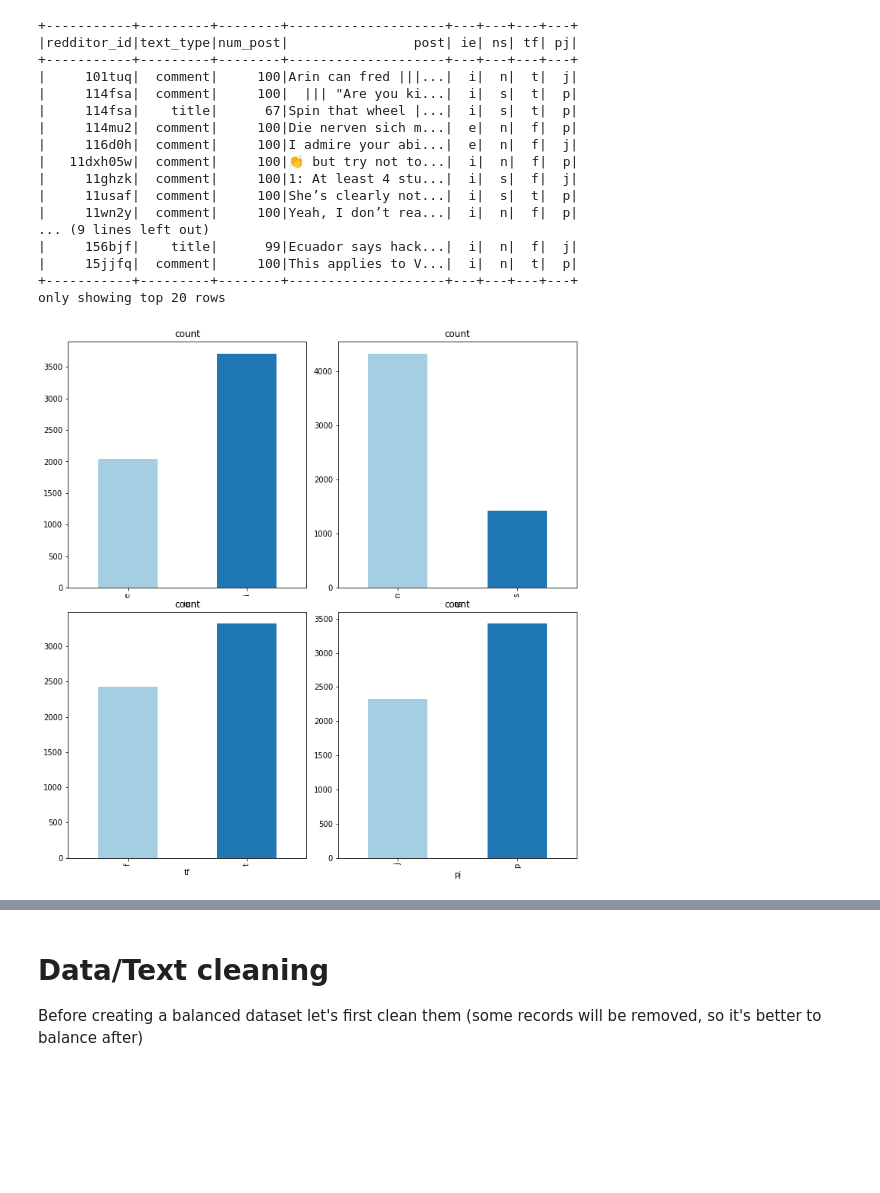
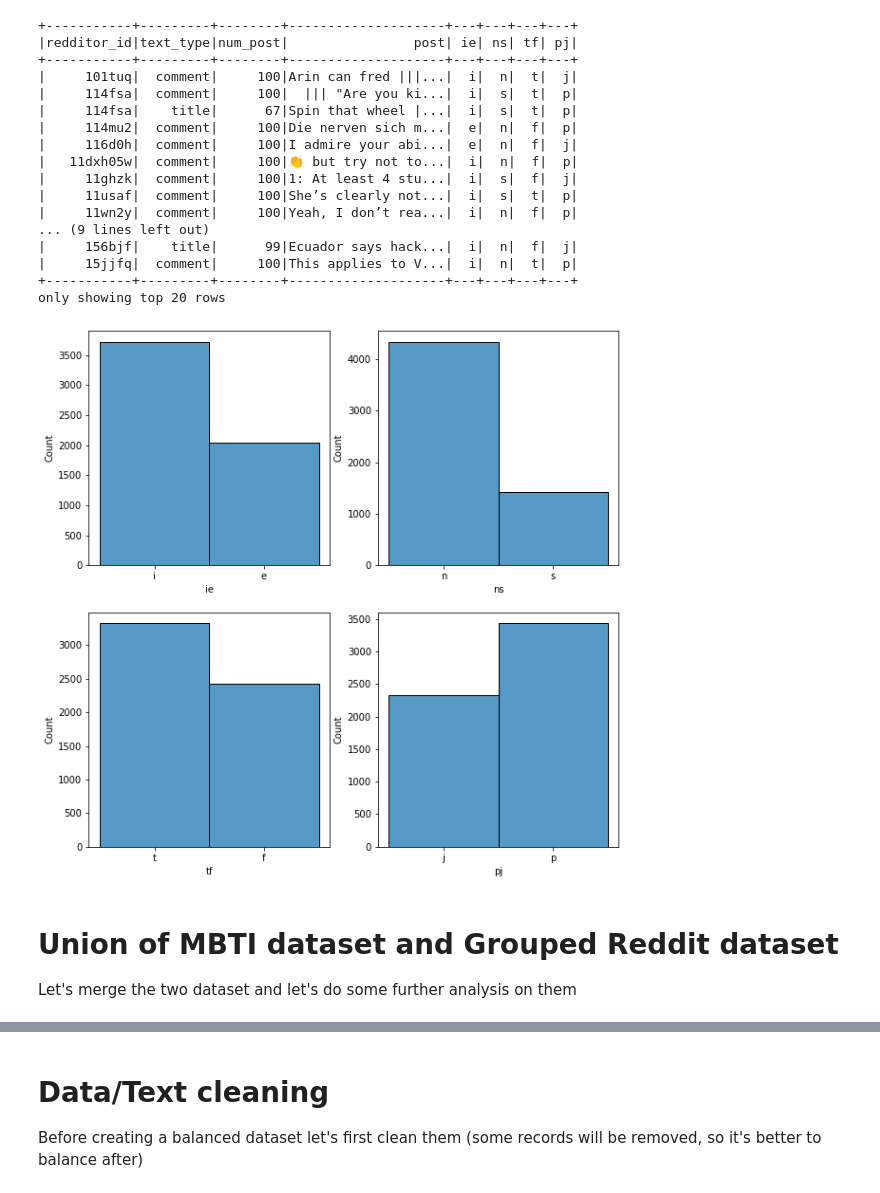
Before and after one commit to edu-rinaldi/MBTI-Predictor, a Jupyter notebook: MBTI.ipynb, the cells around one changed output, grey strips where cells are left out. Cells and saved outputs as stored; diff of their text form; code cells hidden in the pictures; blank space fills up the shorter version.

```diff
--- a/MBTI.ipynb
+++ b/MBTI.ipynb
@@ -372,17 +517,10 @@ reddit_splitted_df.show()
 |     15jjfq|  comment|     100|This applies to V...|  i|  n|  t|  p|
 +-----------+---------+--------+--------------------+---+---+---+---+
 only showing top 20 rows
-# %%
-fig, axes = plt.subplots(nrows=2,ncols=2, figsize=(10, 10))
-fig.tight_layout()
-
-axes_idx = {'ie': (0,0), 'ns':(0,1), 'tf':(1,0), 'pj':(1,1)}
-for ind in indicators:
-  count_class_instances(reddit_splitted_df, ind).plot.bar(ax=axes[axes_idx[ind]],\
-                                                             subplots=True,\
-                                                             x=ind,\
-                                                             y='count',\
-                                                             legend=False,\
-                                                             color=plt.cm.Paired(np.arange(2)))
-# %% [output]
-[figure, removed]
+# %%
+plot_indicators_distribution(reddit_splitted_df)
+# %% [output]
+[figure, added]
+# %% [markdown]
+# Union of MBTI dataset and Grouped Reddit dataset
+Let's merge the two dataset and let's do some further analysis on them
```
Also changed, not shown: parts of 90 cells of this notebook.
